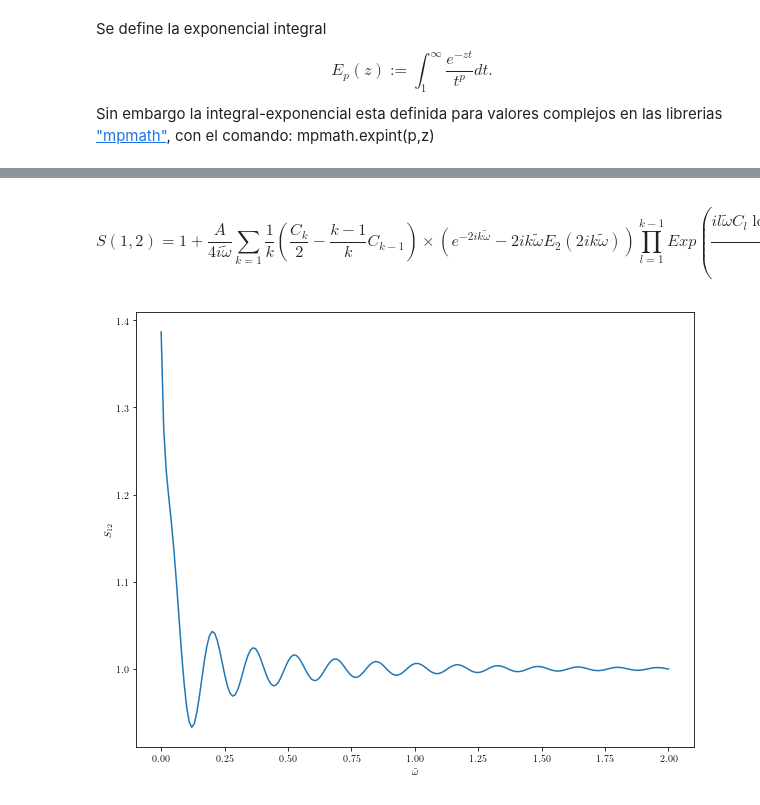
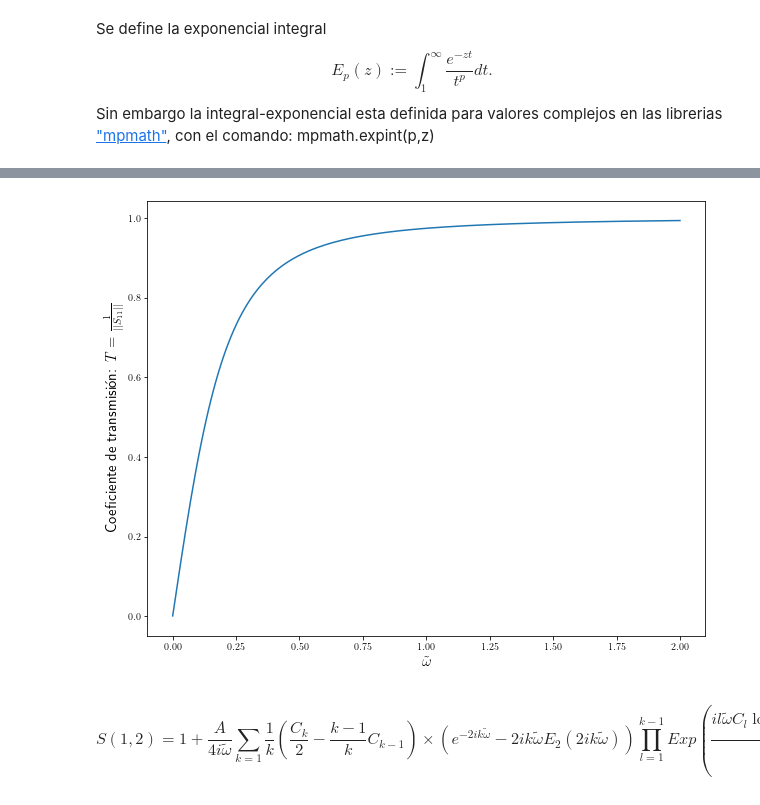
Before and after one commit to caoroac/MatrizTrans_RW_CD, a Jupyter notebook: Matriz de transferencia.ipynb, the cells around one changed output, grey strips where cells are left out. Drawn from its saved outputs; the diff is of its cells as text; code cells hidden in the pictures.

```diff
--- a/Matriz de transferencia.ipynb
+++ b/Matriz de transferencia.ipynb
@@ -204,6 +195,0 @@ plt.show()
-# %% [markdown]
-$$
-S(1,2) = 1 + \frac{A}{4i \tilde{\omega} }\sum_{k=1}\frac{1}{k}\left(\frac{C_k}{2}-\frac{k-1}{k}C_{k-1}\right)\times
-\left(e^{-2i k \tilde{\omega} }-2i k \tilde{\omega} E_2(2i k \tilde{\omega} )\right) \prod_{l=1}^{k-1}
-Exp \left(\frac{i l \tilde{\omega} C_{l} \log{\left(\frac{1+\frac{1}{l}-C_{l}}{1-C_{,l}}\right)}}{2}\right)
-$$
@@ -234,8 +196,15 @@ for w_ in w:
-# %%
-plt.plot(w,vecS12)
-plt.xlabel(r'$\tilde{\omega}$')
-plt.ylabel(r'$S_{12}$')
-
-plt.show()
-# %% [output]
-[figure, removed]
+# %%
+## Parametros para llenar el vector
+plt.plot(w,vecS11)
+plt.xlabel(r'$\tilde{\omega}$',fontsize=15)
+plt.ylabel(r'Coeficiente de transmisión: $T=\frac{1}{||S_{11}||}$',fontsize=15)
+
+plt.show()
+# %% [output]
+[figure, added]
+# %% [markdown]
+$$
+S(1,2) = 1 + \frac{A}{4i \tilde{\omega} }\sum_{k=1}\frac{1}{k}\left(\frac{C_k}{2}-\frac{k-1}{k}C_{k-1}\right)\times
+\left(e^{-2i k \tilde{\omega} }-2i k \tilde{\omega} E_2(2i k \tilde{\omega} )\right) \prod_{l=1}^{k-1}
+Exp \left(\frac{i l \tilde{\omega} C_{l} \log{\left(\frac{1+\frac{1}{l}-C_{l}}{1-C_{,l}}\right)}}{2}\right)
+$$
```
Also changed, not shown: parts of 15 cells of this notebook.
